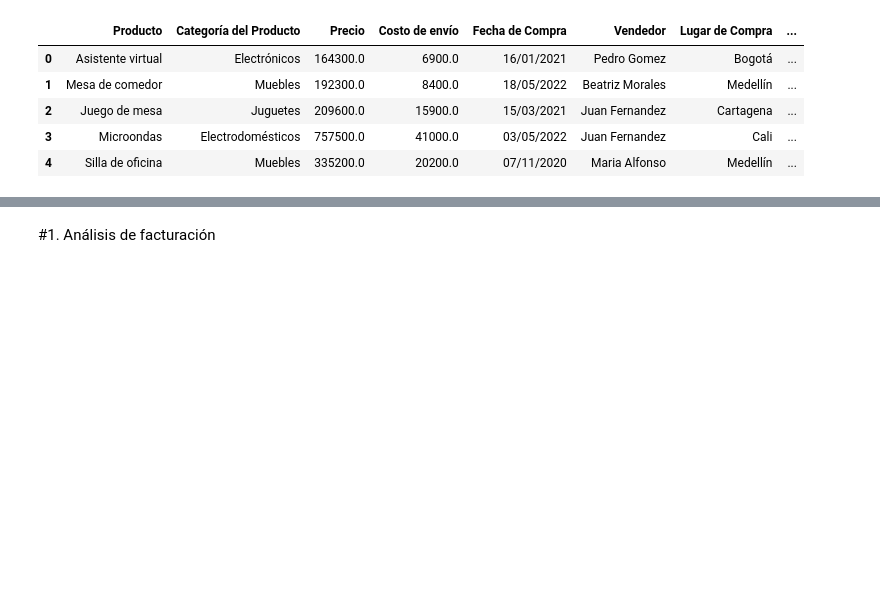
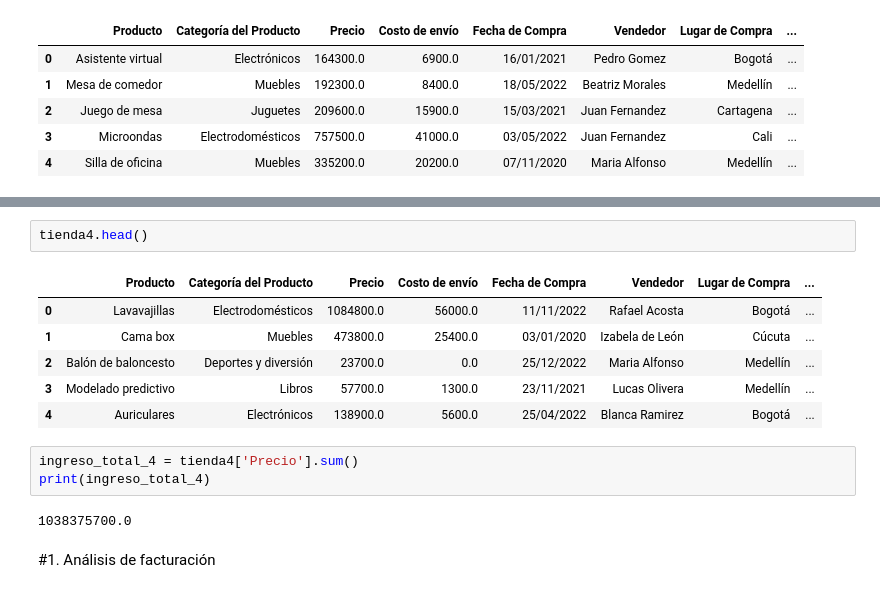
Before and after one commit to zenyonki/alura_store, a Jupyter notebook: AluraStoreLatam.ipynb, the cells around one changed output, grey strips where cells are left out. Saved outputs shown, nothing was run; the diff lists cells and outputs as text; blank space fills up the shorter version.

```diff
--- a/AluraStoreLatam.ipynb
+++ b/AluraStoreLatam.ipynb
@@ -24,3 +57,17 @@ tienda.head()
+# %%
+tienda4.head()
+# %% [output]
+|  | Producto | Categoría del Producto | Precio | Costo de envío | Fecha de Compra | Vendedor | Lugar de Compra | ... |
+| 0 | Lavavajillas | Electrodomésticos | 1084800.0 | 56000.0 | 11/11/2022 | Rafael Acosta | Bogotá | ... |
+| 1 | Cama box | Muebles | 473800.0 | 25400.0 | 03/01/2020 | Izabela de León | Cúcuta | ... |
+| 2 | Balón de baloncesto | Deportes y diversión | 23700.0 | 0.0 | 25/12/2022 | Maria Alfonso | Medellín | ... |
+| 3 | Modelado predictivo | Libros | 57700.0 | 1300.0 | 23/11/2021 | Lucas Olivera | Medellín | ... |
+| 4 | Auriculares | Electrónicos | 138900.0 | 5600.0 | 25/04/2022 | Blanca Ramirez | Bogotá | ... |
+# %%
+ingreso_total_4 = tienda4['Precio'].sum()
+print(ingreso_total_4)
+# %% [output]
+1038375700.0
 # %% [markdown]
 #1. Análisis de facturación
 # %% [markdown]
```
Also changed, not shown: parts of 5 cells of this notebook.
